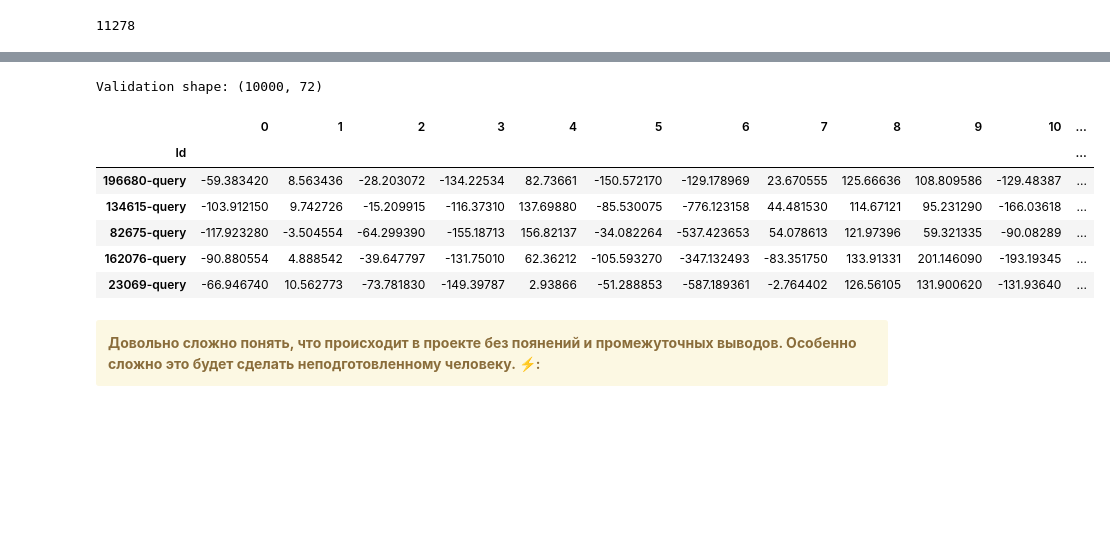
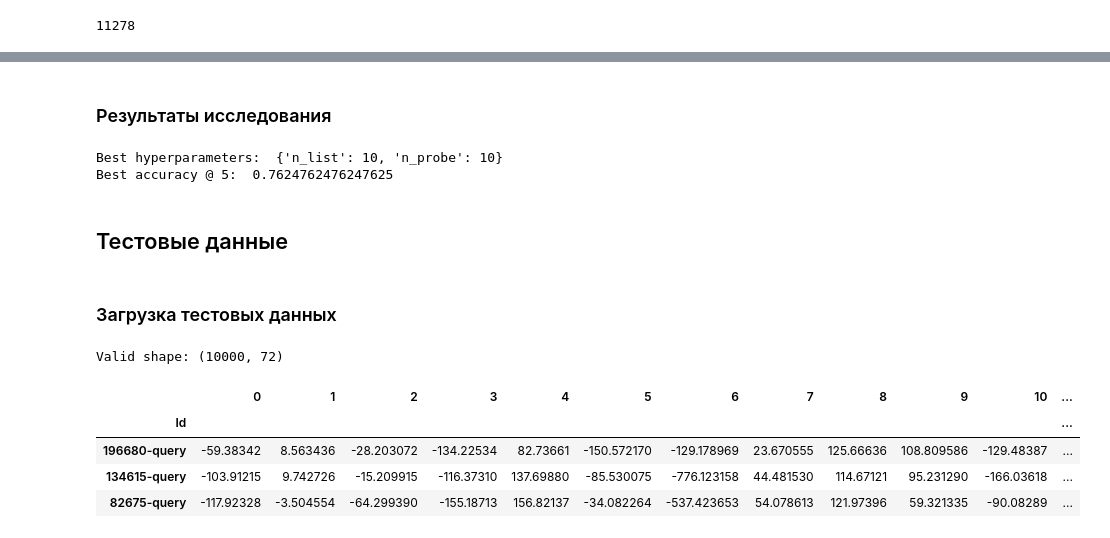
Before and after one commit to ilia-no/products-matching, a Jupyter notebook: notebook ver2.ipynb, the cells around one changed output, grey strips where cells are left out. Cells and saved outputs as stored; diff of their text form; code cells hidden in the pictures; blank space fills up the shorter version.

```diff
--- a/Notebook R.ipynb
+++ b/notebook ver2.ipynb
@@ -67,10 +34,7 @@ pd.set_option('display.max_columns', None)
 !ls data
 # %% [output]
 big   small
-# %%
-small = 1
-
-df_dir = os.path.join('data', "small" if small else "big")
-
-def dataset_path(filename, dir=df_dir):
-    return os.path.join(dir, filename)
+# %%
+# функция для получения пути к датасету
+def dataset_path(filename, small=True):
+    return os.path.join("data", "small" if small else "big", filename)
@@ -156,16 +148,23 @@ Accuracy @ 5 = 58.1%
+# %% [markdown]
+### Результаты исследования
+# %%
+print('Best hyperparameters: ', study.best_params)
+print(f'Best accuracy @ {CANDIDATE_NUMBER}: ', study.best_value)
+# %% [output]
+Best hyperparameters:  {'n_list': 10, 'n_probe': 10}
+Best accuracy @ 5:  0.7624762476247625
+# %% [markdown]
+## Тестовые данные
+# %% [markdown]
+### Загрузка тестовых данных
 # %%
-valid_df = pd.read_csv(dataset_path("validation.csv"), index_col=0)
-print('Validation shape:', valid_df.shape)
-valid_df.head()
+X = pd.read_csv(dataset_path("validation.csv"), index_col=0)
+print('Valid shape:', X.shape)
+X.head(3)
 # %% [output]
-Validation shape: (10000, 72)
+Valid shape: (10000, 72)
 |  | 0 | 1 | 2 | 3 | 4 | 5 | 6 | 7 | 8 | 9 | 10 | ... |
 | Id |  |  |  |  |  |  |  |  |  |  |  | ... |
-| 196680-query | -59.383420 | 8.563436 | -28.203072 | -134.22534 | 82.73661 | -150.572170 | -129.178969 | 23.670555 | 125.66636 | 108.809586 | -129.48387 | ... |
-| 134615-query | -103.912150 | 9.742726 | -15.209915 | -116.37310 | 137.69880 | -85.530075 | -776.123158 | 44.481530 | 114.67121 | 95.231290 | -166.03618 | ... |
-| 82675-query | -117.923280 | -3.504554 | -64.299390 | -155.18713 | 156.82137 | -34.082264 | -537.423653 | 54.078613 | 121.97396 | 59.321335 | -90.08289 | ... |
-| 162076-query | -90.880554 | 4.888542 | -39.647797 | -131.75010 | 62.36212 | -105.593270 | -347.132493 | -83.351750 | 133.91331 | 201.146090 | -193.19345 | ... |
-| 23069-query | -66.946740 | 10.562773 | -73.781830 | -149.39787 | 2.93866 | -51.288853 | -587.189361 | -2.764402 | 126.56105 | 131.900620 | -131.93640 | ... |
+| 196680-query | -59.38342 | 8.563436 | -28.203072 | -134.22534 | 82.73661 | -150.572170 | -129.178969 | 23.670555 | 125.66636 | 108.809586 | -129.48387 | ... |
+| 134615-query | -103.91215 | 9.742726 | -15.209915 | -116.37310 | 137.69880 | -85.530075 | -776.123158 | 44.481530 | 114.67121 | 95.231290 | -166.03618 | ... |
+| 82675-query | -117.92328 | -3.504554 | -64.299390 | -155.18713 | 156.82137 | -34.082264 | -537.423653 | 54.078613 | 121.97396 | 59.321335 | -90.08289 | ... |
-# %% [markdown]
-<div class="alert alert-warning">
-<b>Довольно сложно понять, что происходит в проекте без поянений и промежуточных выводов. Особенно сложно это будет сделать неподготовленному человеку. ⚡:</b> </div>
```
Also changed, not shown: parts of 40 cells of this notebook, 1 other file.
